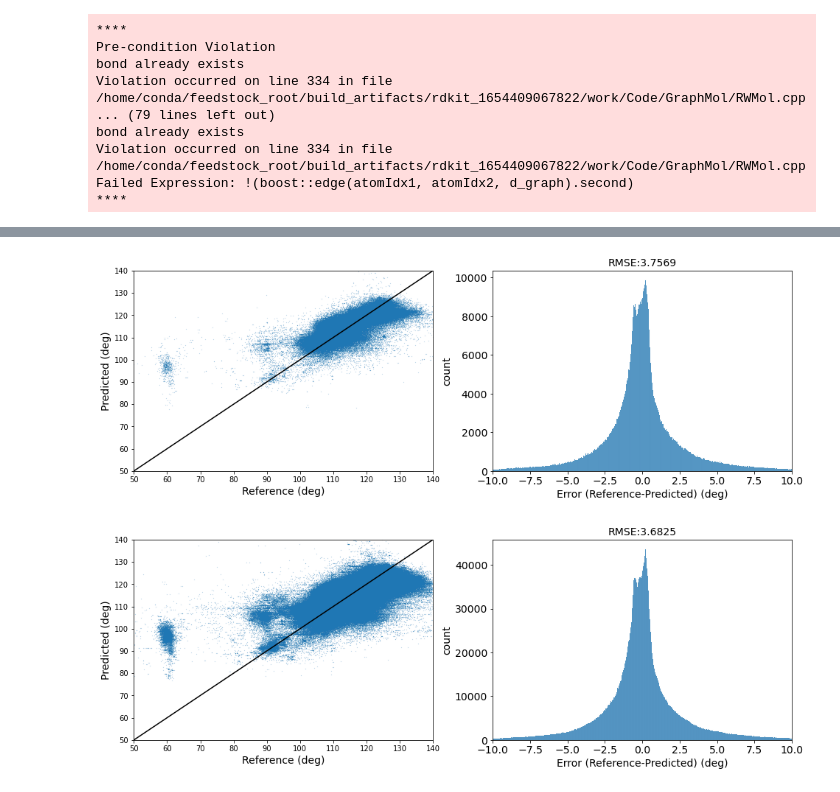
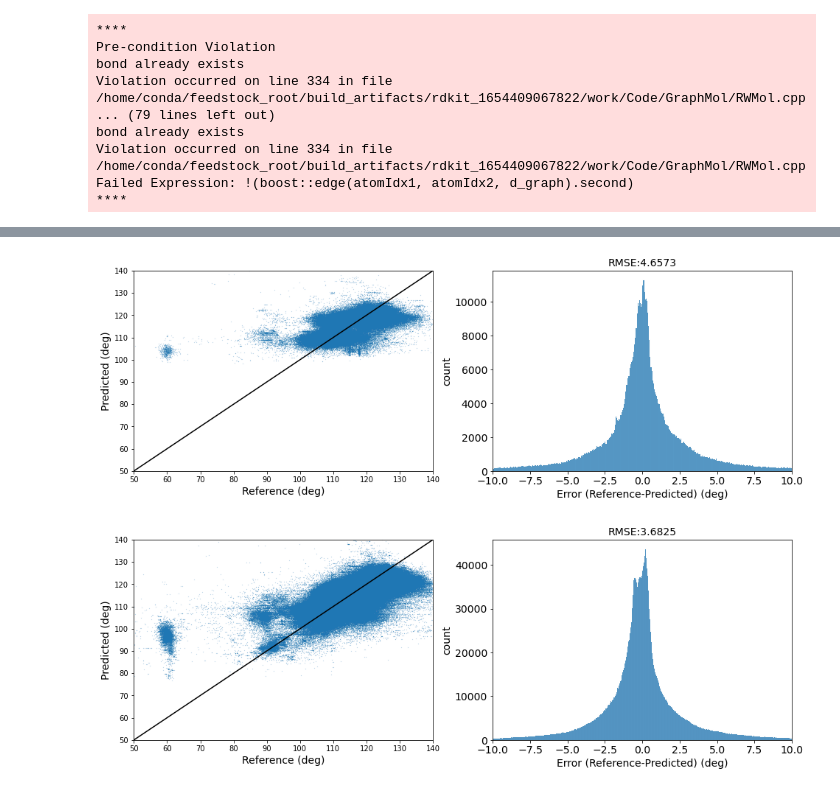
Before and after one commit to cschlick/phenix_fragments, a Jupyter notebook: notebooks/training/GNN Angles.ipynb, the cells around one changed output, grey strips where cells are left out. Saved outputs shown, nothing was run; the diff lists cells and outputs as text; code cells hidden in the pictures.

```diff
--- a/notebooks/training/GNN Angles.ipynb
+++ b/notebooks/training/GNN Angles.ipynb
@@ -83,7 +83,7 @@ opt = torch.optim.Adam(model.parameters(),lr=1e-4)
 metric = torch.nn.MSELoss()
 # %%
 # Training loop
-gpuid = 1
+gpuid = 0
 
 
 if gpuid is not None:
@@ -98,7 +98,7 @@ for epoch in tqdm.tqdm(range(n_epoch)):
     if gpuid is not None:
       batch = batch.to("cuda:"+str(gpuid))
     g = model(batch)
-    loss = metric(g.nodes["fragment"].data[label_name],
+    loss = metric(torch.deg2rad(g.nodes["fragment"].data[label_name]),
                   g.nodes["fragment"].data[label_name+"_pred"])
     opt.zero_grad()
     loss.backward()
@@ -115,17 +127,17 @@ plt.plot(epoch_losses[50:])
 # %%
 from frag.utils.torch import to_np, to_torch
 from frag.utils.plotting import plot_geom_eval
 
 if gpuid is not None:
   model = model.to("cpu")
 test_batch = model(dataset_test.fragment_graph)
 a,b = (test_batch.nodes["fragment"].data[label_name],
-       test_batch.nodes["fragment"].data[label_name+"_pred"])
+       torch.rad2deg(test_batch.nodes["fragment"].data[label_name+"_pred"]))
 a,b = to_np(a).flatten(),to_np(b).flatten()
 #a,b = np.degrees(a), np.degrees(b)
 plot_geom_eval(a,b,mode="angle")
 # %% [output]
-[figure, old version]
+[figure, new version]
 # %%
 from frag.utils.torch import to_np, to_torch
 from frag.utils.plotting import plot_geom_eval
```
Also changed, not shown: parts of 5 cells of this notebook, 57 other files.
